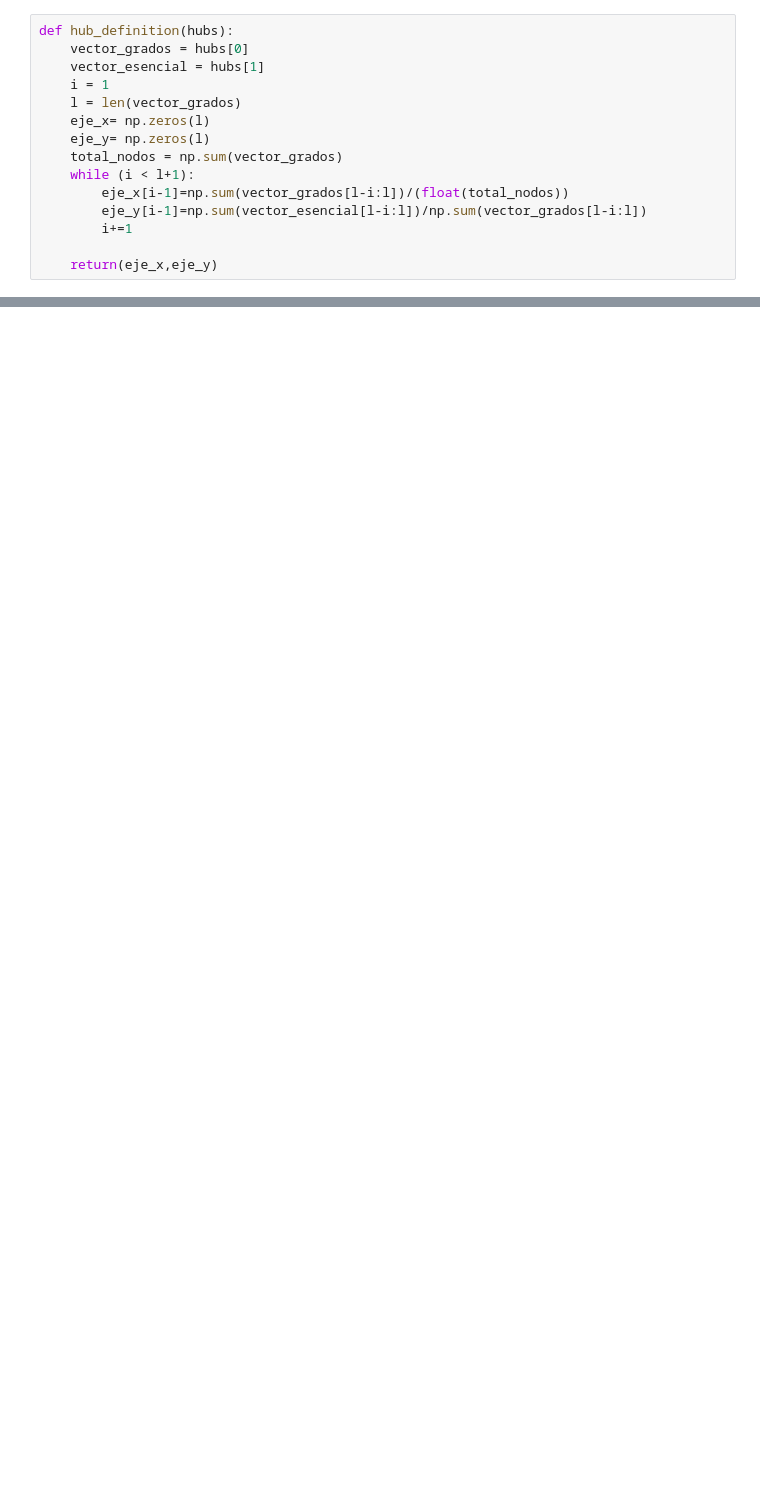
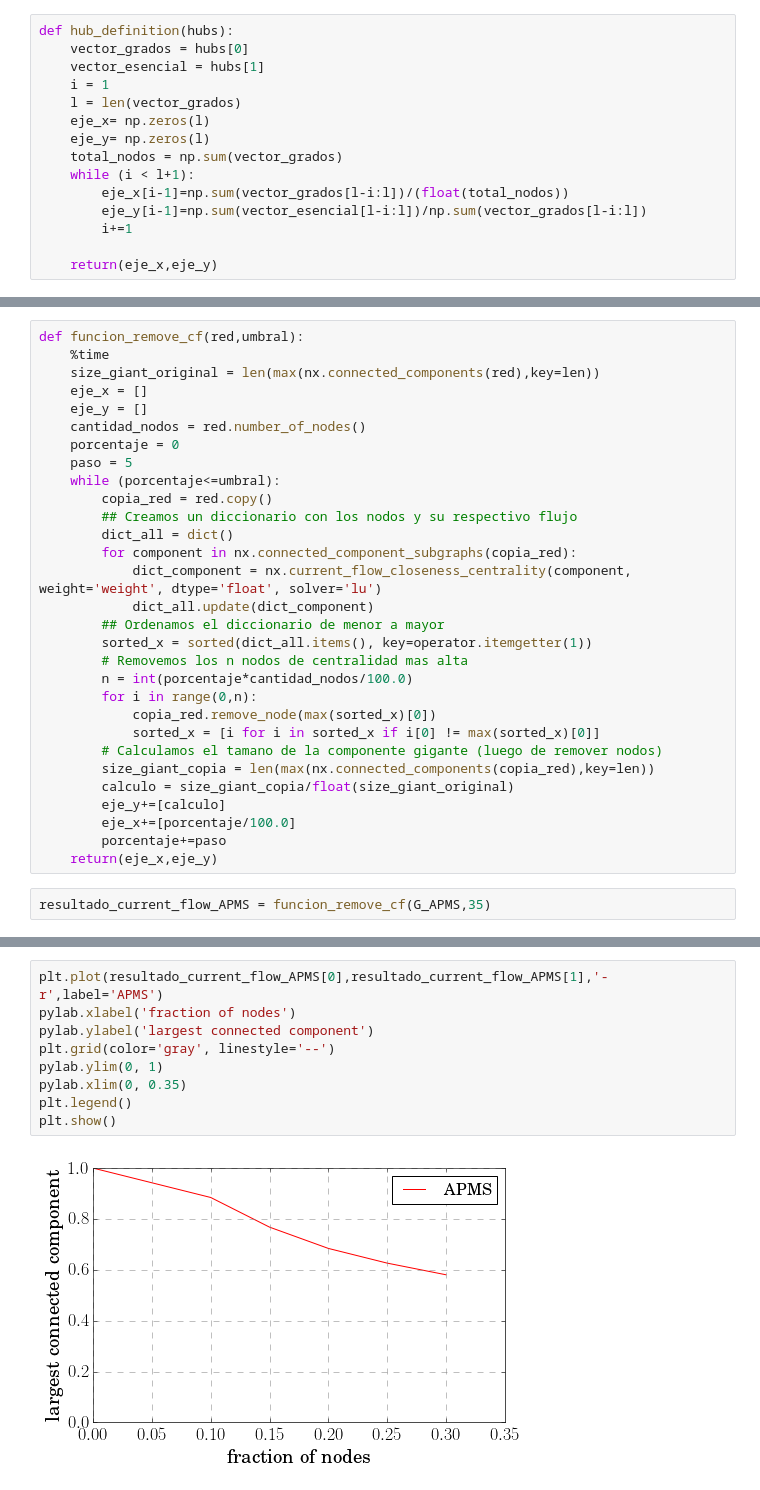
Before and after one commit to ignaciosticco/tp2, a Jupyter notebook: tp2.ipynb, the cells around one changed output, grey strips where cells are left out. Cells and saved outputs as stored; diff of their text form; blank space fills up the shorter version.

```diff
--- a/tp2.ipynb
+++ b/tp2.ipynb
@@ -222,0 +405,32 @@ funcion_remove_random(red,umbral):
+# %%
+def funcion_remove_cf(red,umbral):
+    %time
+    size_giant_original = len(max(nx.connected_components(red),key=len))
+    eje_x = []
+    eje_y = []
+    cantidad_nodos = red.number_of_nodes()
+    porcentaje = 0
+    paso = 5
+    while (porcentaje<=umbral):
+        copia_red = red.copy()
+        ## Creamos un diccionario con los nodos y su respectivo flujo
+        dict_all = dict()
+        for component in nx.connected_component_subgraphs(copia_red):
+            dict_component = nx.current_flow_closeness_centrality(component, weight='weight', dtype='float', solver='lu')
+            dict_all.update(dict_component)
+        ## Ordenamos el diccionario de menor a mayor
+        sorted_x = sorted(dict_all.items(), key=operator.itemgetter(1))
+        # Removemos los n nodos de centralidad mas alta
+        n = int(porcentaje*cantidad_nodos/100.0)
+        for i in range(0,n):
+            copia_red.remove_node(max(sorted_x)[0])
+            sorted_x = [i for i in sorted_x if i[0] != max(sorted_x)[0]]
+        # Calculamos el tamano de la componente gigante (luego de remover nodos)
+        size_giant_copia = len(max(nx.connected_components(copia_red),key=len))
+        calculo = size_giant_copia/float(size_giant_original)
+        eje_y+=[calculo]
+        eje_x+=[porcentaje/100.0]
+        porcentaje+=paso
+    return(eje_x,eje_y)
+# %%
+resultado_current_flow_APMS = funcion_remove_cf(G_APMS,35)
@@ -222,0 +440,11 @@ funcion_remove_random(red,umbral):
+# %%
+plt.plot(resultado_current_flow_APMS[0],resultado_current_flow_APMS[1],'-r',label='APMS')
+pylab.xlabel('fraction of nodes')
+pylab.ylabel('largest connected component')
+plt.grid(color='gray', linestyle='--')
+pylab.ylim(0, 1)
+pylab.xlim(0, 0.35)
+plt.legend()
+plt.show()
+# %% [output]
+[figure, added]
```
Also changed, not shown: parts of 37 cells of this notebook.
